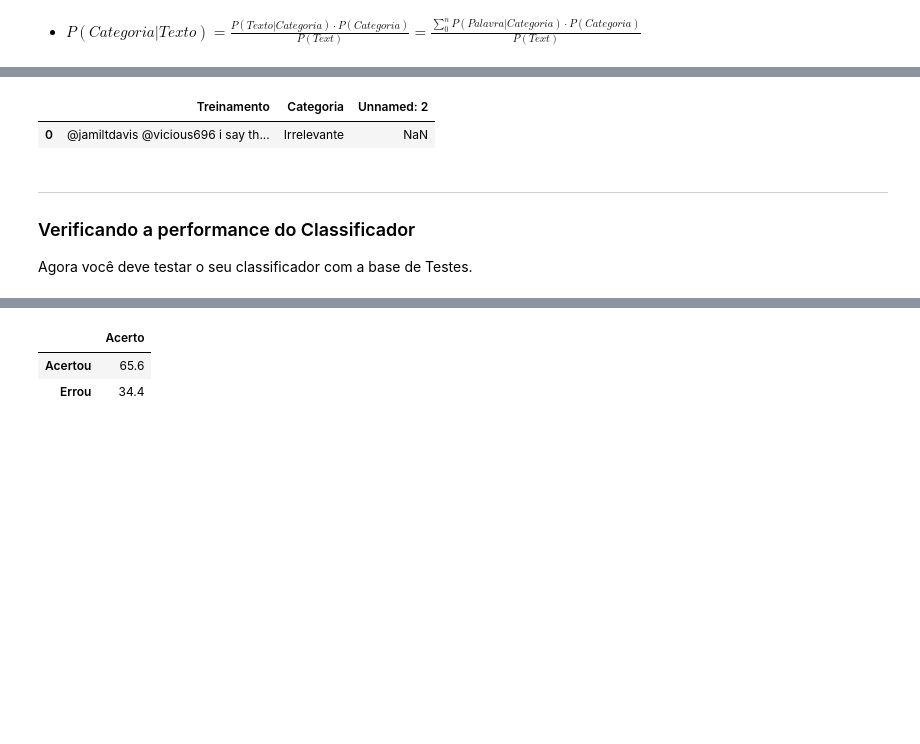
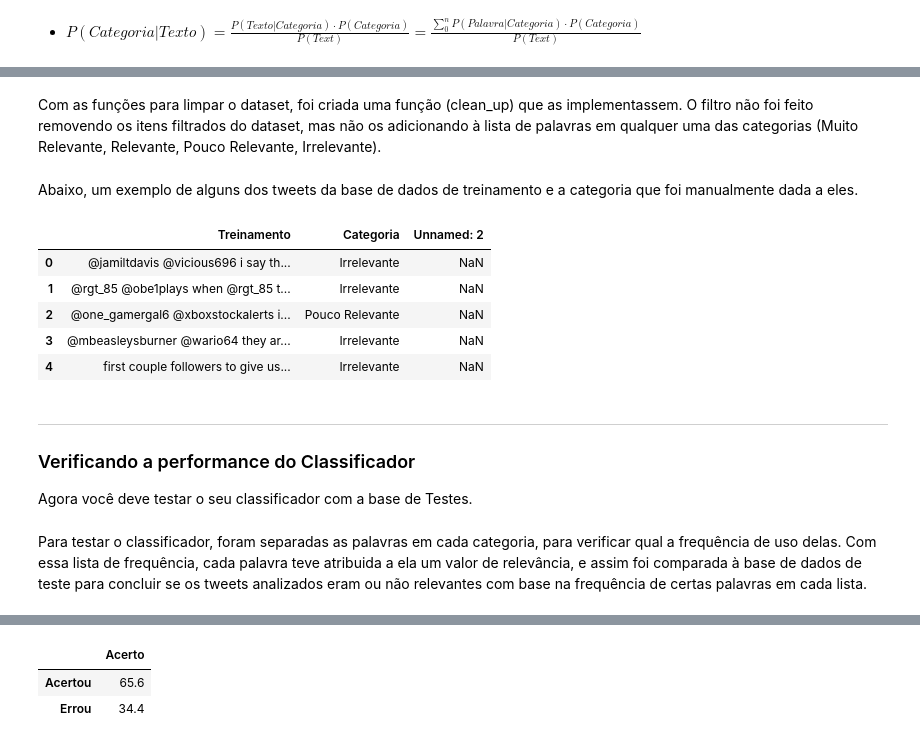
Before and after one commit to sharpiestealr/naive-bayes-classifier, a Jupyter notebook: Projeto1_Layout_Classificador.ipynb, the cells around one changed output, grey strips where cells are left out. Drawn from its saved outputs; the diff is of its cells as text; code cells hidden in the pictures; blank space fills up the shorter version.

```diff
--- a/Projeto1_Layout_Classificador.ipynb
+++ b/Projeto1_Layout_Classificador.ipynb
@@ -113,6 +122,8 @@ def is_special(letter): # retorna se o caractere é um caractere especial
 def is_url(sentence):
     pattern = re.compile("/(((http|ftp|https):\/{2})+(([0-9a-z_-]+\.)+(aero|asia|biz|cat|com|coop|edu|gov|info|int|jobs|mil|mobi|museum|name|net|org|pro|tel|travel|ac|ad|ae|af|ag|ai|al|am|an|ao|aq|ar|as|at|au|aw|ax|az|ba|bb|bd|be|bf|bg|bh|bi|bj|bm|bn|bo|br|bs|bt|bv|bw|by|bz|ca|cc|cd|cf|cg|ch|ci|ck|cl|cm|cn|co|cr|cu|cv|cx|cy|cz|cz|de|dj|dk|dm|do|dz|ec|ee|eg|er|es|et|eu|fi|fj|fk|fm|fo|fr|ga|gb|gd|ge|gf|gg|gh|gi|gl|gm|gn|gp|gq|gr|gs|gt|gu|gw|gy|hk|hm|hn|hr|ht|hu|id|ie|il|im|in|io|iq|ir|is|it|je|jm|jo|jp|ke|kg|kh|ki|km|kn|kp|kr|kw|ky|kz|la|lb|lc|li|lk|lr|ls|lt|lu|lv|ly|ma|mc|md|me|mg|mh|mk|ml|mn|mn|mo|mp|mr|ms|mt|mu|mv|mw|mx|my|mz|na|nc|ne|nf|ng|ni|nl|no|np|nr|nu|nz|nom|pa|pe|pf|pg|ph|pk|pl|pm|pn|pr|ps|pt|pw|py|qa|re|ra|rs|ru|rw|sa|sb|sc|sd|se|sg|sh|si|sj|sj|sk|sl|sm|sn|so|sr|st|su|sv|sy|sz|tc|td|tf|tg|th|tj|tk|tl|tm|tn|to|tp|tr|tt|tv|tw|tz|ua|ug|uk|us|uy|uz|va|vc|ve|vg|vi|vn|vu|wf|ws|ye|yt|yu|za|zm|zw|arpa)(:[0-9]+)?((\/([~0-9a-zA-Z\#\+\%@\.\/_-]+))?(\?[0-9a-zA-Z\+\%@\/&\[\];=_-]+)?)?))\b/imuS")
     return not (pattern.match(sentence) is None)
+# %% [markdown]
+Com as funções para limpar o dataset, foi criada uma função (clean_up) que as implementassem. O filtro não foi feito removendo os itens filtrados do dataset, mas não os adicionando à lista de palavras em qualquer uma das categorias (Muito Relevante, Relevante, Pouco Relevante, Irrelevante).
 # %%
 def clean_up(text):
     split_text = text.split()
@@ -135,11 +147,17 @@ def clean_up(text):
                     for word in final_text.split() if
                     is_not_user(word) and
                     is_not_stopword(word)).strip() # filtra usuários, stopwords, caracteres especiais e "_"
+# %% [markdown]
+Abaixo, um exemplo de alguns dos tweets da base de dados de treinamento e a categoria que foi manualmente dada a eles.
 # %%
-train.head(1)
+train.head(5)
 # %% [output]
 |  | Treinamento | Categoria | Unnamed: 2 |
 | 0 | @jamiltdavis @vicious696 i say th... | Irrelevante | NaN |
+| 1 | @rgt_85 @obe1plays when @rgt_85 t... | Irrelevante | NaN |
+| 2 | @one_gamergal6 @xboxstockalerts i... | Pouco Relevante | NaN |
+| 3 | @mbeasleysburner @wario64 they ar... | Irrelevante | NaN |
+| 4 | first couple followers to give us... | Irrelevante | NaN |
 # %%
 words_count = {cat: dict() for cat in train.Categoria.cat.categories}
 words = set()
@@ -168,6 +188,8 @@ ___
 ### Verificando a performance do Classificador
 
 Agora você deve testar o seu classificador com a base de Testes.
+# %% [markdown]
+Para testar o classificador, foram separadas as palavras em cada categoria, para verificar qual a frequência de uso delas. Com essa lista de frequência, cada palavra teve atribuida a ela um valor de relevância, e assim foi comparada à base de dados de teste para concluir se os tweets analizados eram ou não relevantes com base na frequência de certas palavras em cada lista.
 # %%
 l = [] # lista de classificações, mesma ordem de test
 
```
Also changed, not shown: parts of 19 cells of this notebook.
